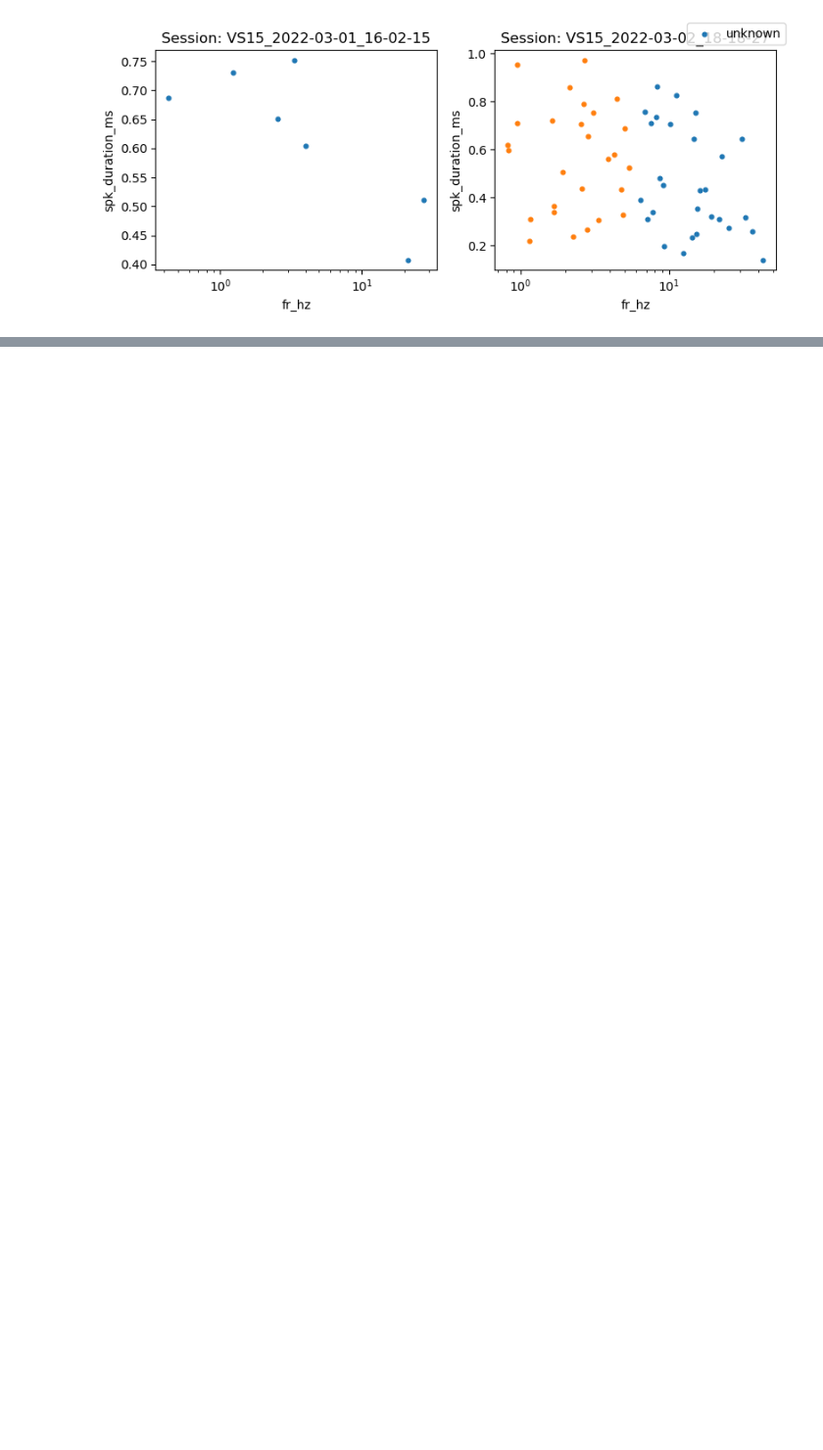
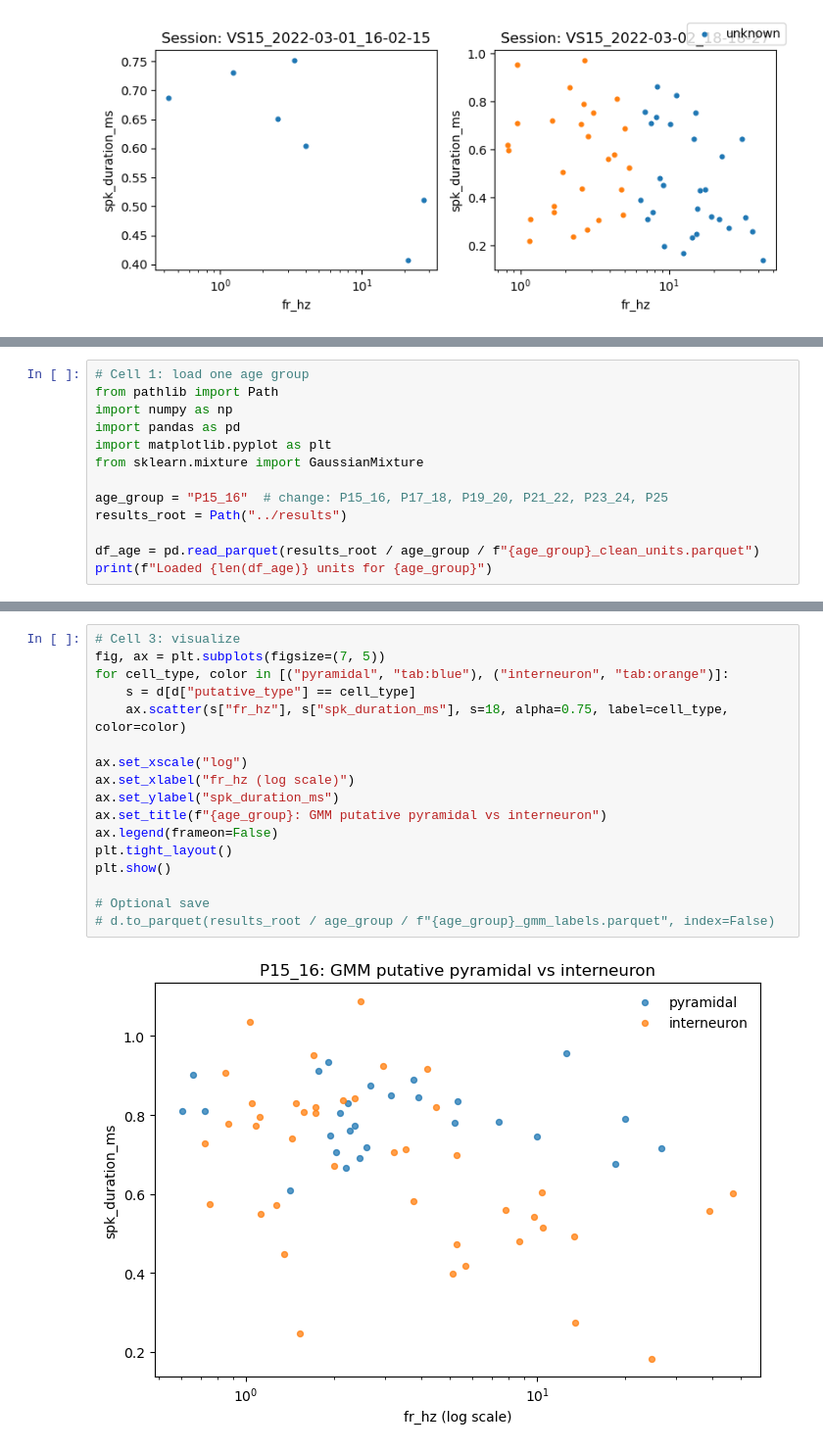
Before and after one commit to tadex909/CA1-cellclass, a Jupyter notebook: notebooks/plot_features.ipynb, the cells around one changed output, grey strips where cells are left out. Shown at 98% size. Cells and saved outputs as stored; diff of their text form; blank space fills up the shorter version.

```diff
--- a/notebooks/plot_features.ipynb
+++ b/notebooks/plot_features.ipynb
@@ -230,0 +278,13 @@ plt.show()
+# %%
+# Cell 1: load one age group
+from pathlib import Path
+import numpy as np
+import pandas as pd
+import matplotlib.pyplot as plt
+from sklearn.mixture import GaussianMixture
+
+age_group = "P15_16"  # change: P15_16, P17_18, P19_20, P21_22, P23_24, P25
+results_root = Path("../results")
+
+df_age = pd.read_parquet(results_root / age_group / f"{age_group}_clean_units.parquet")
+print(f"Loaded {len(df_age)} units for {age_group}")
@@ -230,0 +339,19 @@ plt.show()
+# %%
+# Cell 3: visualize
+fig, ax = plt.subplots(figsize=(7, 5))
+for cell_type, color in [("pyramidal", "tab:blue"), ("interneuron", "tab:orange")]:
+    s = d[d["putative_type"] == cell_type]
+    ax.scatter(s["fr_hz"], s["spk_duration_ms"], s=18, alpha=0.75, label=cell_type, color=color)
+
+ax.set_xscale("log")
+ax.set_xlabel("fr_hz (log scale)")
+ax.set_ylabel("spk_duration_ms")
+ax.set_title(f"{age_group}: GMM putative pyramidal vs interneuron")
+ax.legend(frameon=False)
+plt.tight_layout()
+plt.show()
+
+# Optional save
+# d.to_parquet(results_root / age_group / f"{age_group}_gmm_labels.parquet", index=False)
+# %% [output]
+[figure, added]
```
Also changed, not shown: parts of 10 cells of this notebook, 4 other files.
